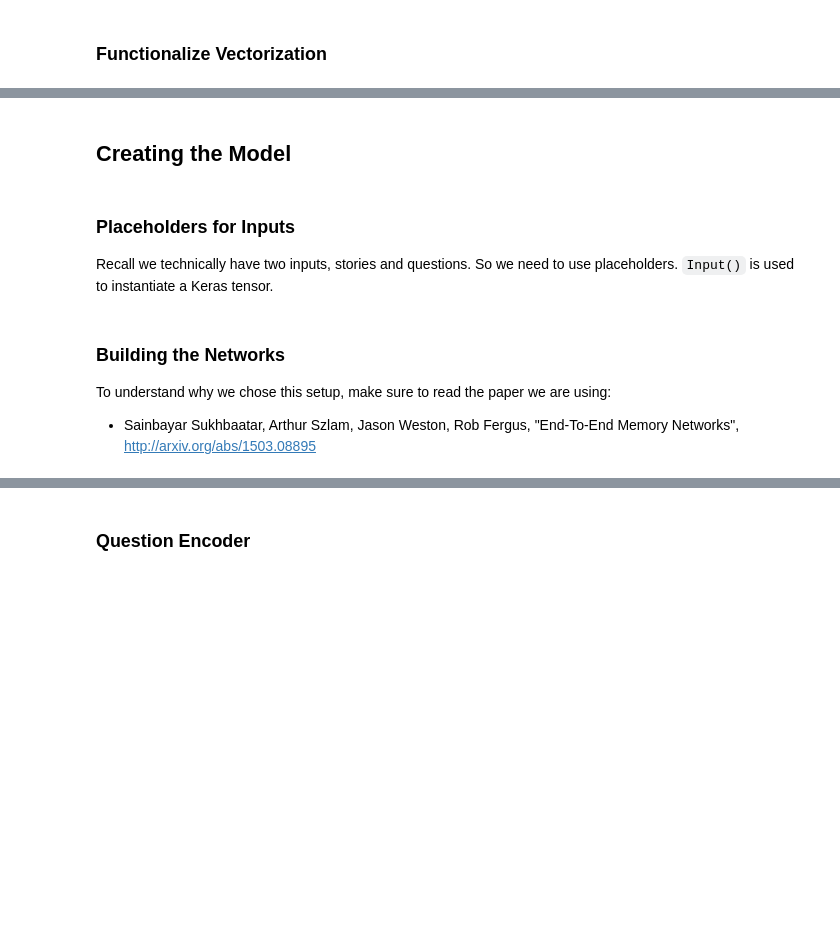
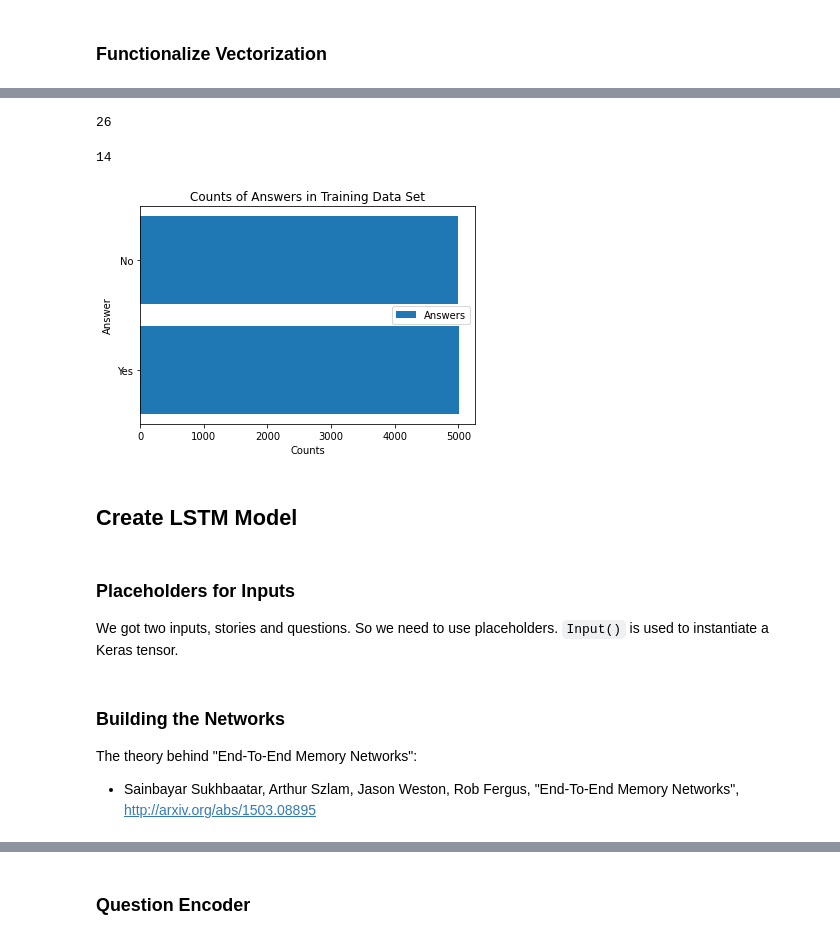
Before and after one commit to rexxwei/QA_Chatbot, a Jupyter notebook: ChatBot_v02.ipynb, the cells around one changed output, grey strips where cells are left out. Drawn from its saved outputs; the diff is of its cells as text; code cells hidden in the pictures; blank space fills up the shorter version.

```diff
--- a/ChatBot_v02.ipynb
+++ b/ChatBot_v02.ipynb
@@ -292,0 +232,3 @@ tokenizer.word_index['no']
+# %%
+# inputs_train, queries_train, answers_train = vectorize_text(train_data)
+train_stories, train_questions, train_answers = vectorize_text(train_data)
@@ -293,5 +268,35 @@ tokenizer.word_index['no']
+# %%
+Answer_counts = sum(train_answers)
+# %%
+# get the index of word 'yes'
+tokenizer.word_index['yes']
+# %% [output]
+26
+# %%
+# get the index of word 'no'
+tokenizer.word_index['no']
+# %% [output]
+14
+# %%
+import matplotlib.pyplot as plt
+
+# Pass the x and y cordinates of the bars to the
+# function. The label argument gives a label to the data.
+plt.barh(["Yes", "No"],
+         [Answer_counts[tokenizer.word_index['yes']],
+          Answer_counts[tokenizer.word_index['no']]],
+         align='center', label="Answers")
+plt.legend()
+
+plt.ylabel('Answer')
+plt.xlabel('Counts')
+plt.title('Counts of Answers in Training Data Set')
+
+plt.show()
+# %% [output]
+[figure, added]
 # %% [markdown]
-## Creating the Model
+## Create LSTM Model
 # %%
 from keras.models import Sequential, Model
 from tensorflow.keras.layers import Embedding
@@ -301,5 +306,5 @@ from keras.layers import LSTM
 # %% [markdown]
 ### Placeholders for Inputs
 
-Recall we technically have two inputs, stories and questions. So we need to use placeholders. `Input()` is used to instantiate a Keras tensor.
+We got two inputs, stories and questions. So we need to use placeholders. `Input()` is used to instantiate a Keras tensor.
 # %%
@@ -308,7 +313,7 @@ question = Input((max_question_len,))
 # %% [markdown]
 ### Building the Networks
 
-To understand why we chose this setup, make sure to read the paper we are using:
+The theory behind "End-To-End Memory Networks":
 
 * Sainbayar Sukhbaatar, Arthur Szlam, Jason Weston, Rob Fergus,
   "End-To-End Memory Networks",
```
Also changed, not shown: parts of 49 cells of this notebook, 30 other files.
